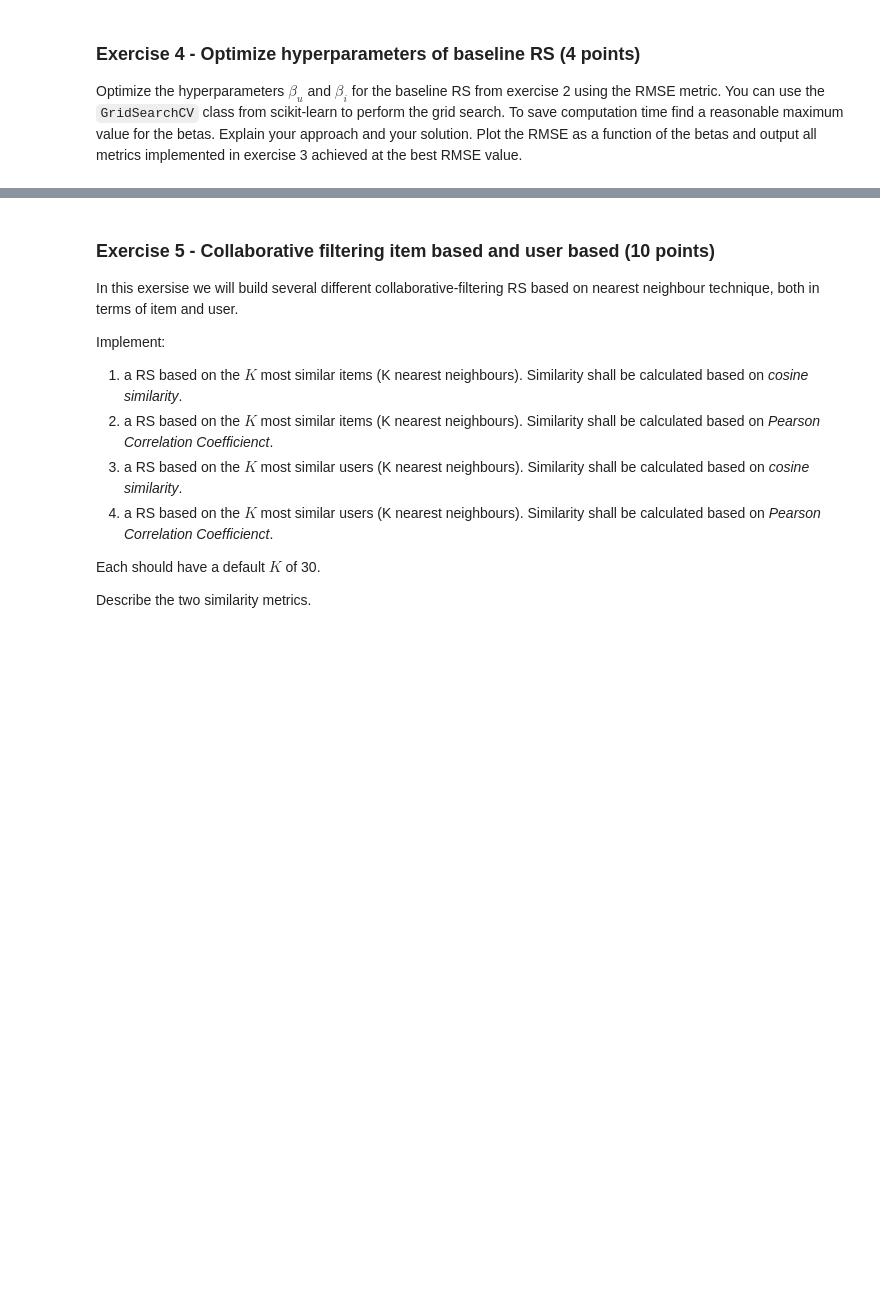
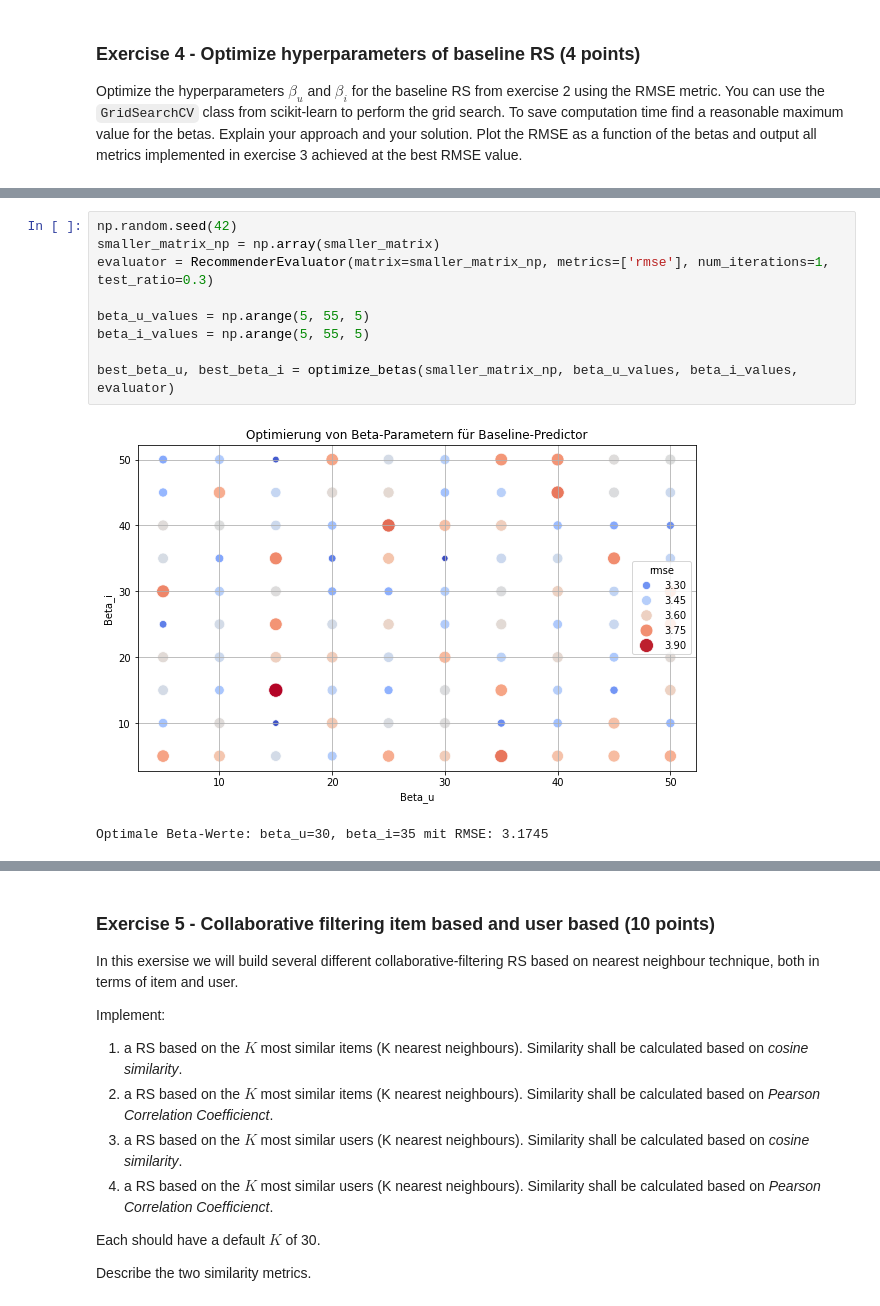
Before and after one commit to ChantalGisler/Recommender-Systems, a Jupyter notebook: RSY_ MiniChallenge_FS24.ipynb, the cells around one changed output, grey strips where cells are left out. Drawn from its saved outputs; the diff is of its cells as text; blank space fills up the shorter version.

```diff
--- a/RSY_ MiniChallenge_FS24.ipynb
+++ b/RSY_ MiniChallenge_FS24.ipynb
@@ -1235,0 +1259,12 @@ def baseline_predictor_cv(matrix):
+# %%
+np.random.seed(42)
+smaller_matrix_np = np.array(smaller_matrix)
+evaluator = RecommenderEvaluator(matrix=smaller_matrix_np, metrics=['rmse'], num_iterations=1, test_ratio=0.3)
+
+beta_u_values = np.arange(5, 55, 5)
+beta_i_values = np.arange(5, 55, 5)
+
+best_beta_u, best_beta_i = optimize_betas(smaller_matrix_np, beta_u_values, beta_i_values, evaluator)
+# %% [output]
+[figure, added]
+Optimale Beta-Werte: beta_u=30, beta_i=35 mit RMSE: 3.1745
```
Also changed, not shown: parts of 21 cells of this notebook.
